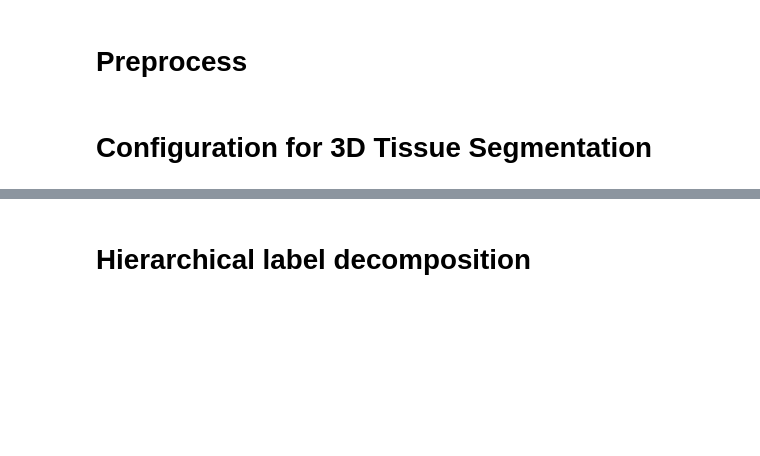
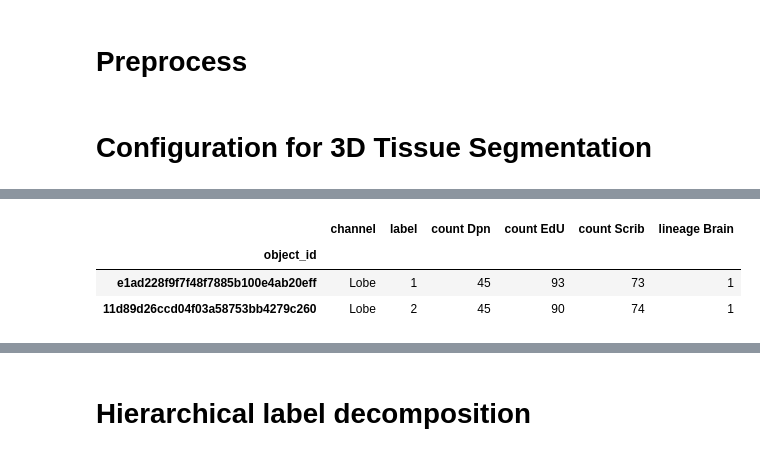
Before and after one commit to ksiller/vistiq, a Jupyter notebook: notebooks/hierarchical-analysis.ipynb, the cells around one changed output, grey strips where cells are left out. Drawn from its saved outputs; the diff is of its cells as text; code cells hidden in the pictures; blank space fills up the shorter version.

```diff
--- a/notebooks/hierarchical-analysis.ipynb
+++ b/notebooks/hierarchical-analysis.ipynb
@@ -376,0 +508,19 @@ overlaps
+# %%
+dag = measurements["containment_graph"]
+
+gqcfg = NXGraphQueryConfig(
+    attributes=["descendant_counts", "ancestor_lineage"],
+    filter_attribute="channel",
+    filter_value="Lobe",
+    include_attributes=["label", "channel"],
+    lineage_value_attribute="label",
+    output_type="dataframe",
+)
+gq = NXGraphQuery(gqcfg)
+result = gq.run(dag, node=None)
+df_counts = gq.format(result["descendant_counts"])
+df_lineage = gq.format(result["ancestor_lineage"])
+df = pd.concat([df_counts, df_lineage], axis=1)
+df = df.loc[:, ~df.columns.duplicated()].sort_values(["label"])
+df
+# %% [output]
@@ -376,0 +538,4 @@ overlaps
+|  | channel | label | count Dpn | count EdU | count Scrib | lineage Brain |
+| object_id |  |  |  |  |  |  |
+| e1ad228f9f7f48f7885b100e4ab20eff | Lobe | 1 | 45 | 93 | 73 | 1 |
+| 11d89d26ccd04f03a58753bb4279c260 | Lobe | 2 | 45 | 90 | 74 | 1 |
```
Also changed, not shown: parts of 34 cells of this notebook, 5 other files.
